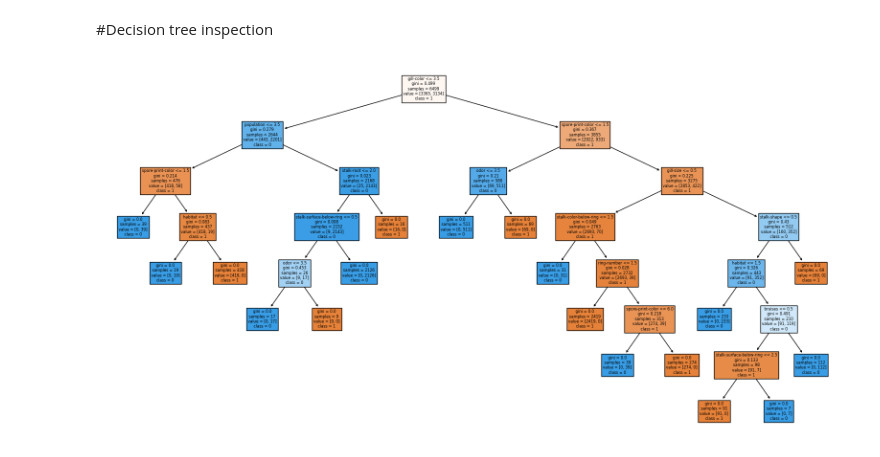
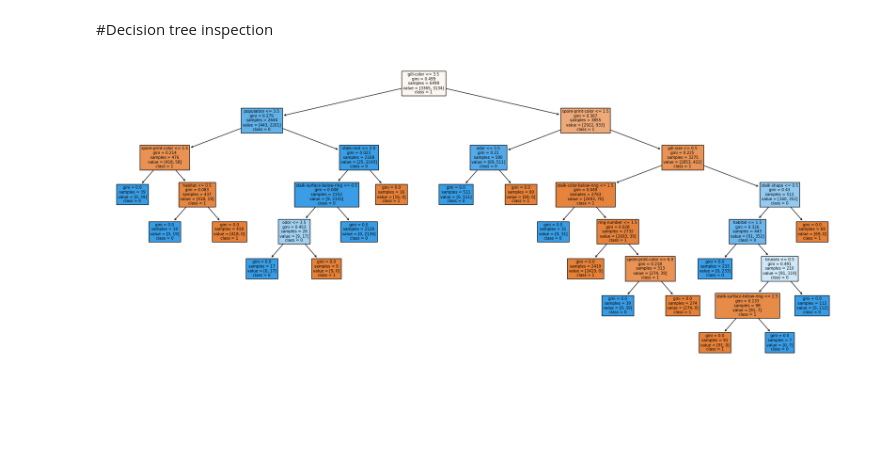
Before and after one commit to ori112/mushrooms_predictions, a Jupyter notebook: mushrooms.ipynb, the cells around one changed output. Drawn from its saved outputs; the diff is of its cells as text; code cells hidden in the pictures; blank space fills up the shorter version.

```diff
--- a/mushrooms.ipynb
+++ b/mushrooms.ipynb
@@ -651,8 +650,8 @@ plt.show()
 # %% [markdown]
 #Decision tree inspection
 # %%
-plt.figure(figsize=(20,10))
+plt.figure(figsize=(25,10))
 _ = tree.plot_tree(clf, feature_names=X.columns, class_names=y.astype(str), filled=True)
 plt.show()
 # %% [output]
-[figure, old version]
+[figure, new version]
```
Also changed, not shown: parts of 1 cell of this notebook.
